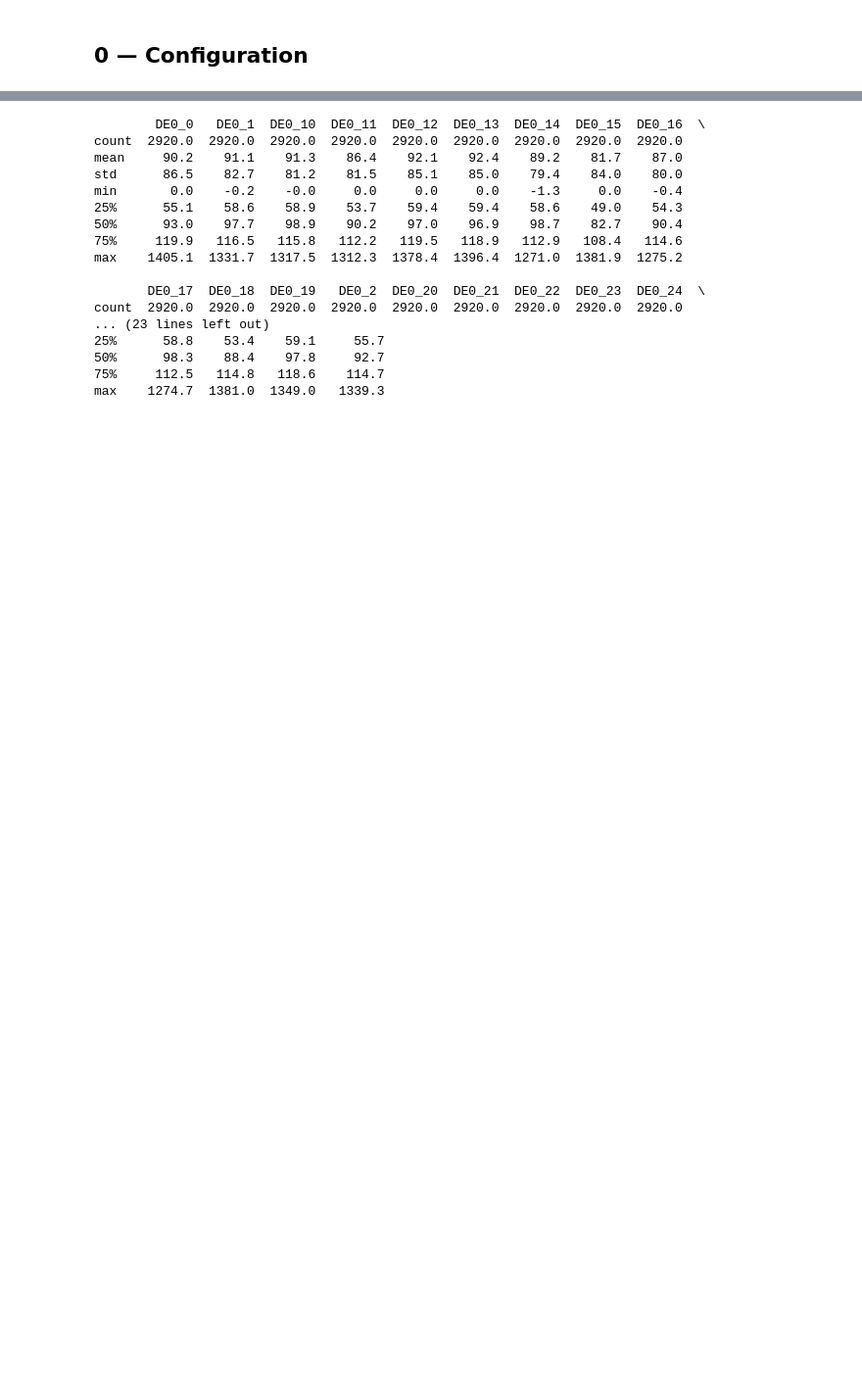
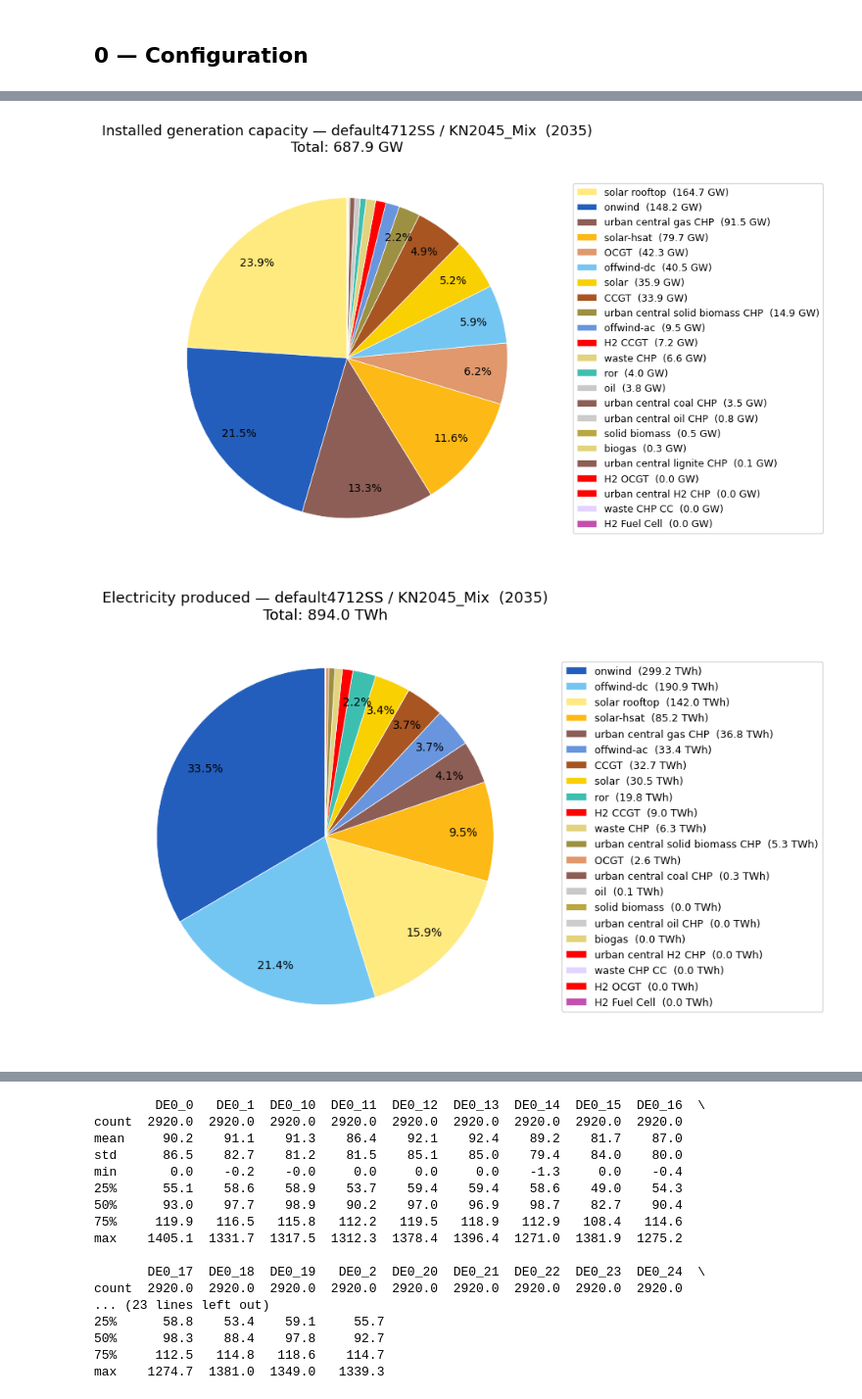
Before and after one commit to FiBe-ie2s/pypsa-de, a Jupyter notebook: thesis/analysis.ipynb, the cells around one changed output, grey strips where cells are left out. Shown at 98% size. Drawn from its saved outputs; the diff is of its cells as text; code cells hidden in the pictures; blank space fills up the shorter version.

```diff
--- a/thesis/analysis.ipynb
+++ b/thesis/analysis.ipynb
@@ -174,0 +357,57 @@ Loaded ariadne / None / 2030  —  1343 buses, 30 DE AC buses, 2920 snapshots
+# %%
+analyzed_nw = nw_default_2035          # <- pick the network to analyse in this cell
+globals().update(analyzed_nw)
+
+# Electricity generators = generators on DE AC / low-voltage buses (onwind,
+# solar, solar rooftop, ror, ...). Excludes fuel-potential "generators" that
+# sit on biomass / gas carrier buses.
+elec_gen_buses = n.buses[(n.buses.country == "DE") & n.buses.carrier.isin(["AC", "low voltage"])].index
+gens = n.generators[n.generators.bus.isin(elec_gen_buses)]
+# Storage: PHS / hydro (storage units) + battery & home-battery discharge links
+su = n.storage_units[n.storage_units.bus.isin(de_buses)]
+batt_dis = n.links[(n.links.carrier == "battery discharger") & n.links.bus1.isin(de_buses)]
+home_dis = n.links[(n.links.carrier == "home battery discharger") & n.links.bus1.isin(de_lv_buses)]
+
+
+def pie(series, title, unit):
+    """Draw one labelled pie from a carrier -> value Series (values in 'unit')."""
+    s = series[series > 1e-3].sort_values(ascending=False)
+    colors = [tech_colors.get(c, "#cccccc") for c in s.index]
+    fig, ax = plt.subplots(figsize=(9, 9))
+    wedges, _, _ = ax.pie(
+        s.values, autopct=lambda p: f"{p:.1f}%" if p > 2 else "",
+        colors=colors, startangle=90, pctdistance=0.82,
+        wedgeprops=dict(edgecolor="w", linewidth=0.5),
+    )
+    ax.legend(wedges, [f"{c}  ({v:.1f} {unit})" for c, v in s.items()],
+              loc="center left", bbox_to_anchor=(1.05, 0.5), fontsize=9)
+    ax.set_title(f"{title} — {TITLE}\nTotal: {s.sum():.1f} {unit}", fontsize=13)
+    plt.tight_layout()
+    plt.show()
+
+
+# ── 1) Installed generation capacity [GW] ─────────────────────
+# VRE generators + dispatchable links delivering into the AC grid
+# (gas / H2 / CHP / biomass / ...). NB: link p_nom_opt is input-referenced.
+gen_capacity = (
+    gens.groupby("carrier").p_nom_opt.sum()
+    .add(link_gen_links.groupby("carrier").p_nom_opt.sum(), fill_value=0)
+) / 1e3
+pie(gen_capacity, "Installed generation capacity", "GW")
+
+# ── 2) Electricity produced over the whole year [TWh] ─────────
+gen_energy = (
+    n.generators_t.p[gens.index].multiply(sw, axis=0).sum().groupby(gens.carrier).sum()
+    .add((-n.links_t.p1[link_gen_links.index].multiply(sw, axis=0).sum())
+         .groupby(link_gen_links.carrier).sum(), fill_value=0)
+) / 1e6
+pie(gen_energy, "Electricity produced", "TWh")
+
+# ── 3) Installed storage capacity (discharge power) [GW] ──────
+storage_capacity = su.groupby("carrier").p_nom_opt.sum() / 1e3
+storage_capacity["battery"] = batt_dis.p_nom_opt.sum() / 1e3
+storage_capacity["home battery"] = home_dis.p_nom_opt.sum() / 1e3
+pie(storage_capacity, "Installed storage capacity (discharge)", "GW")
+# %% [output]
+[figure, added]
+[figure, added]
```
Also changed, not shown: parts of 29 cells of this notebook.
